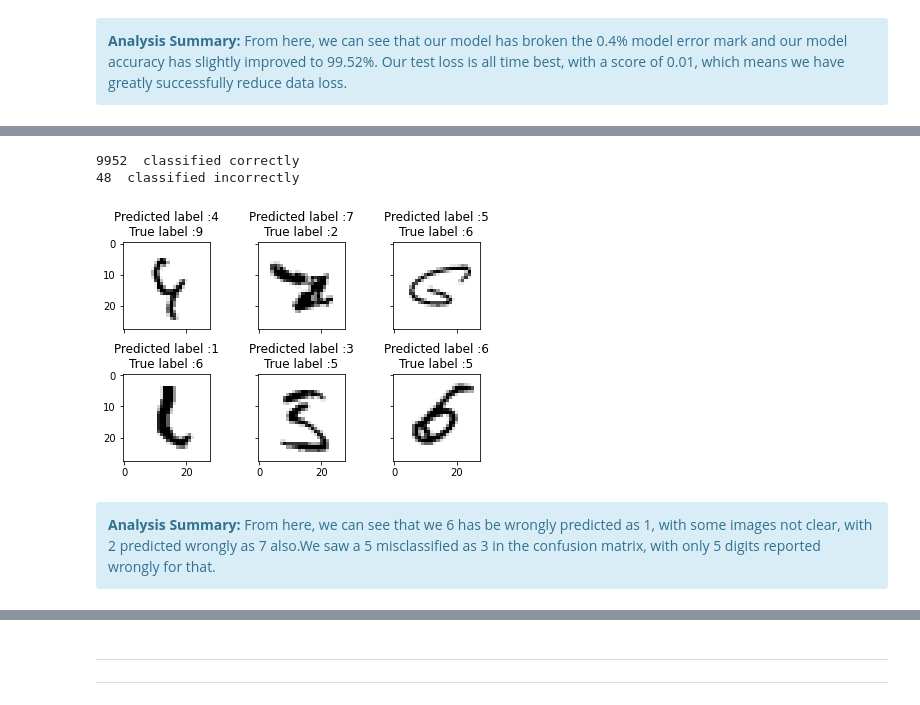
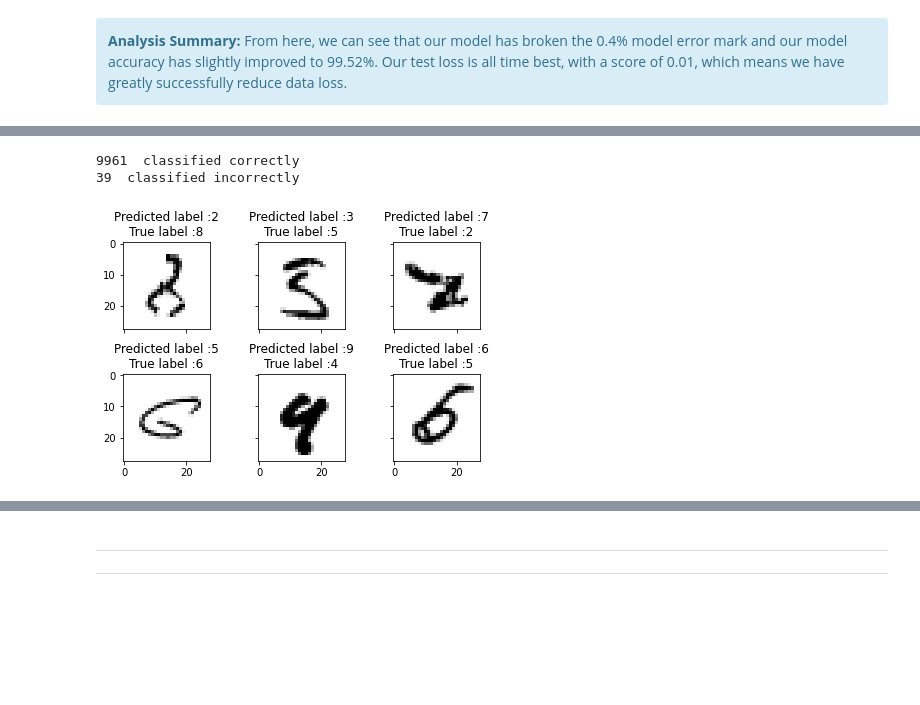
Before and after one commit to ngzhankang/Deep-Learning, a Jupyter notebook: Assignment_1.ipynb, the cells around one changed output, grey strips where cells are left out. Saved outputs shown, nothing was run; the diff lists cells and outputs as text; code cells hidden in the pictures; blank space fills up the shorter version.

```diff
--- a/Assignment_1.ipynb
+++ b/Assignment_1.ipynb
@@ -985,7 +987,7 @@ augmented_data_Y_train = np.concatenate((Y_train, Y_batch))
 </div>
 # %%
 # train the model(we use .fit since .fit_generator is depreciated already)
-history = model.fit(augmented_data_X_train,
+history = model1.fit(augmented_data_X_train,
                     augmented_data_Y_train,
                     batch_size=640,
                     epochs=60,
@@ -1341,3 +1427,20 @@ for idx in np.arange(40):
                  color=("green" if preds[idx]==labels[idx] else "red"))
 # %% [output]
 [figure]
+# %%
+# display errors for all the digits
+
+def display_errors(image, prediction, true):
+    n = 0
+    nrows = 2
+    ncols = 5
+    fig, ax = plt.subplots(nrows,ncols,sharex=True,sharey=True)
+    for row in range(nrows):
+        for col in range(ncols):
+            index = np.where(true == n)[0][0]
+            fig.tight_layout(rect = [0.1,0.1,1.5,1.5])
+            ax[row,col].imshow((image[index]).reshape((28,28)), cmap="gray")
+            ax[row,col].set_title("Predicted label :{}\nTrue label :{}".format(prediction[index],true[index]))
+            n += 1
+
+display_errors(X_val_errors, Y_pred_classes_errors, Y_true_errors)
@@ -1483,3 +1588,19 @@ for idx in np.arange(40):
                  color=("green" if preds[idx]==labels[idx] else "red"))
 # %% [output]
 [figure]
+# %%
+# display errors for all the digits
+def display_errors(image, prediction, true):
+    n = 0
+    nrows = 2
+    ncols = 5
+    fig, ax = plt.subplots(nrows,ncols,sharex=True,sharey=True)
+    for row in range(nrows):
+        for col in range(ncols):
+            index = np.where(true == n)[0][0]
+            fig.tight_layout(rect = [0.1,0.1,1.5,1.5])
+            ax[row,col].imshow((image[index]).reshape((28,28)), cmap="gray")
+            ax[row,col].set_title("Predicted label :{}\nTrue label :{}".format(prediction[index],true[index]))
+            n += 1
+
+display_errors(X_val_errors, Y_pred_classes_errors, Y_true_errors)
@@ -1552,5 +1632,13 @@ plot_confusion_matrix(confusion_mtx, classes = range(10))
 # %%
 # Display some error results
+
+# Predict the values from the validation dataset
+Y_pred = model1.predict(X_test)
+# Convert predictions classes to one hot vectors
+Y_pred_classes = np.argmax(Y_pred,axis = 1)
+
+# Convert validation observations to one hot vectors
+Y_true = np.argmax(Y_test,axis = 1)
 
 # Errors are difference between predicted labels and true labels
 errors = (Y_pred_classes - Y_true != 0)
@@ -1572,37 +1660,33 @@ def display_errors(errors_index,img_errors,pred_errors, obs_errors):
     n = 0
     nrows = 2
     ncols = 3
     fig, ax = plt.subplots(nrows,ncols,sharex=True,sharey=True)
     for row in range(nrows):
         for col in range(ncols):
             error = errors_index[n]
             ax[row,col].imshow((img_errors[error]).reshape((28,28)), cmap=plt.cm.binary)
             ax[row,col].set_title("Predicted label :{}\nTrue label :{}".format(pred_errors[error],obs_errors[error]))
             n += 1
     plt.tight_layout()
 
 # Probabilities of the wrong predicted numbers
 Y_pred_errors_prob = np.max(Y_pred_errors,axis = 1)
 
 # Predicted probabilities of the true values in the error set
 true_prob_errors = np.diagonal(np.take(Y_pred_errors, Y_true_errors, axis=1))
 
 # Difference between the probability of the predicted label and the true label
 delta_pred_true_errors = Y_pred_errors_prob - true_prob_errors
 
 # Sorted list of the delta prob errors
 sorted_dela_errors = np.argsort(delta_pred_true_errors)
 
 # Top 6 errors
 most_important_errors = sorted_dela_errors[-6:]
 
 # Show the top 6 errors
 display_errors(most_important_errors, X_val_errors, Y_pred_classes_errors, Y_true_errors)
 # %% [output]
-9952  classified correctly
-48  classified incorrectly
+9961  classified correctly
+39  classified incorrectly
-[figure, old version]
+[figure, new version]
-# %% [markdown]
-<div class="alert alert-block alert-info">
-    <b>Analysis Summary:</b> From here, we can see that we 6 has be wrongly predicted as 1, with some images not clear, with 2 predicted wrongly as 7 also.We saw a 5 misclassified as 3 in the confusion matrix, with only 5 digits reported wrongly for that.
-</div>
```
Also changed, not shown: parts of 45 cells of this notebook.
